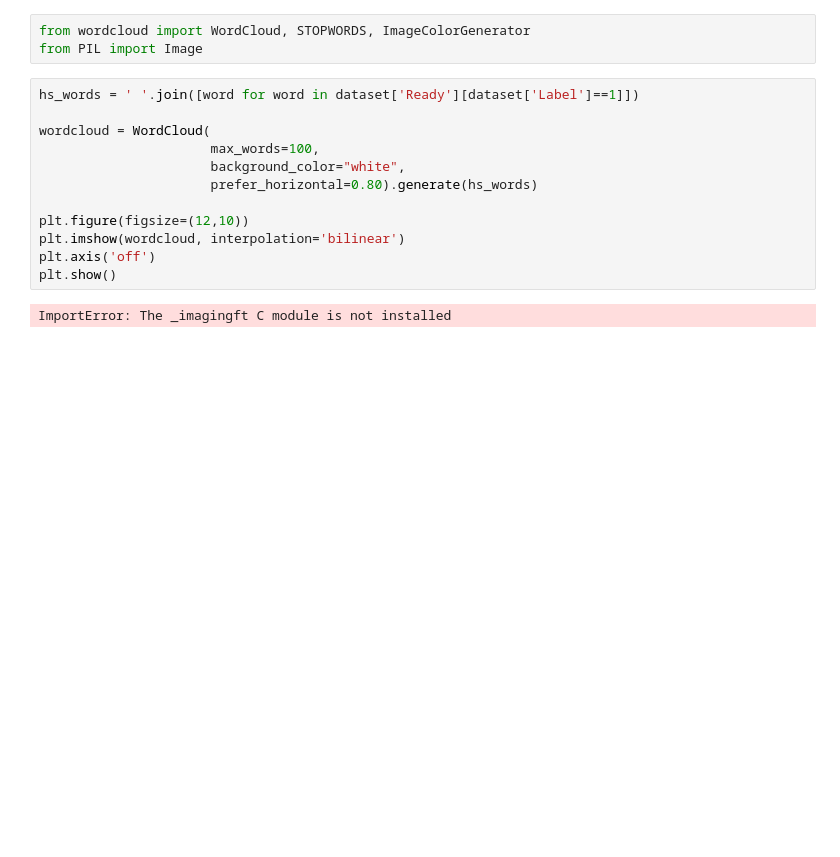
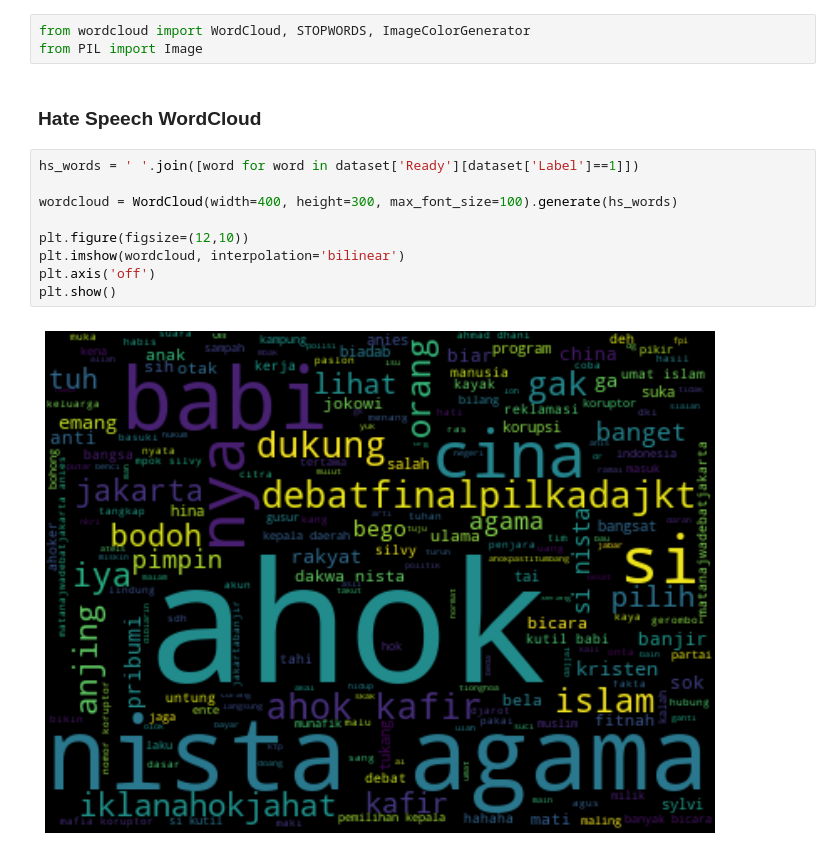
Before and after one commit to algonacci/Projects, a Jupyter notebook: 20 - Indonesian Hate Speech Detection/Indonesian_Hate_Speech_Detection.ipynb, the cells around one changed output. Cells and saved outputs as stored; diff of their text form; blank space fills up the shorter version.

```diff
--- a/20 - Indonesian Hate Speech Detection/Indonesian_Hate_Speech_Detection.ipynb
+++ b/20 - Indonesian Hate Speech Detection/Indonesian_Hate_Speech_Detection.ipynb
@@ -412,17 +411,16 @@ dtype: float64
 # %%
 from wordcloud import WordCloud, STOPWORDS, ImageColorGenerator
 from PIL import Image
+# %% [markdown]
+### Hate Speech WordCloud
 # %%
 hs_words = ' '.join([word for word in dataset['Ready'][dataset['Label']==1]])
 
-wordcloud = WordCloud(
-                      max_words=100,
-                      background_color="white",
-                      prefer_horizontal=0.80).generate(hs_words)
+wordcloud = WordCloud(width=400, height=300, max_font_size=100).generate(hs_words)
 
 plt.figure(figsize=(12,10))
 plt.imshow(wordcloud, interpolation='bilinear')
 plt.axis('off')
 plt.show()
 # %% [output]
-ImportError: The _imagingft C module is not installed
+[figure, added]
```
Also changed, not shown: parts of 42 cells of this notebook.
